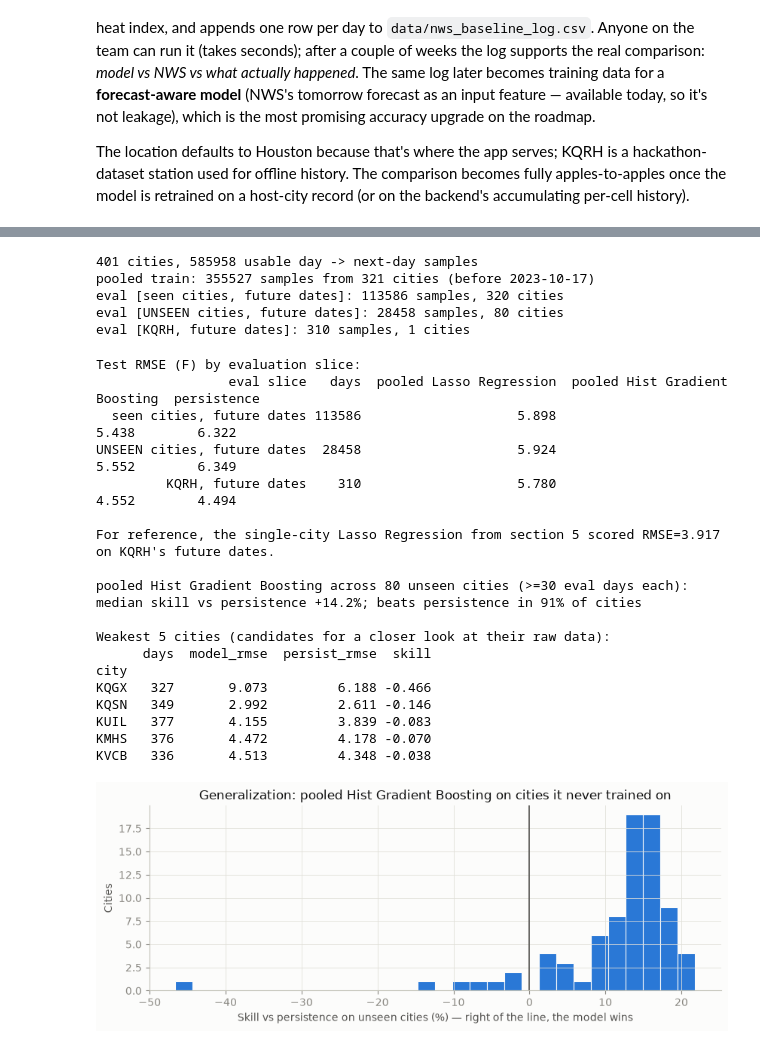
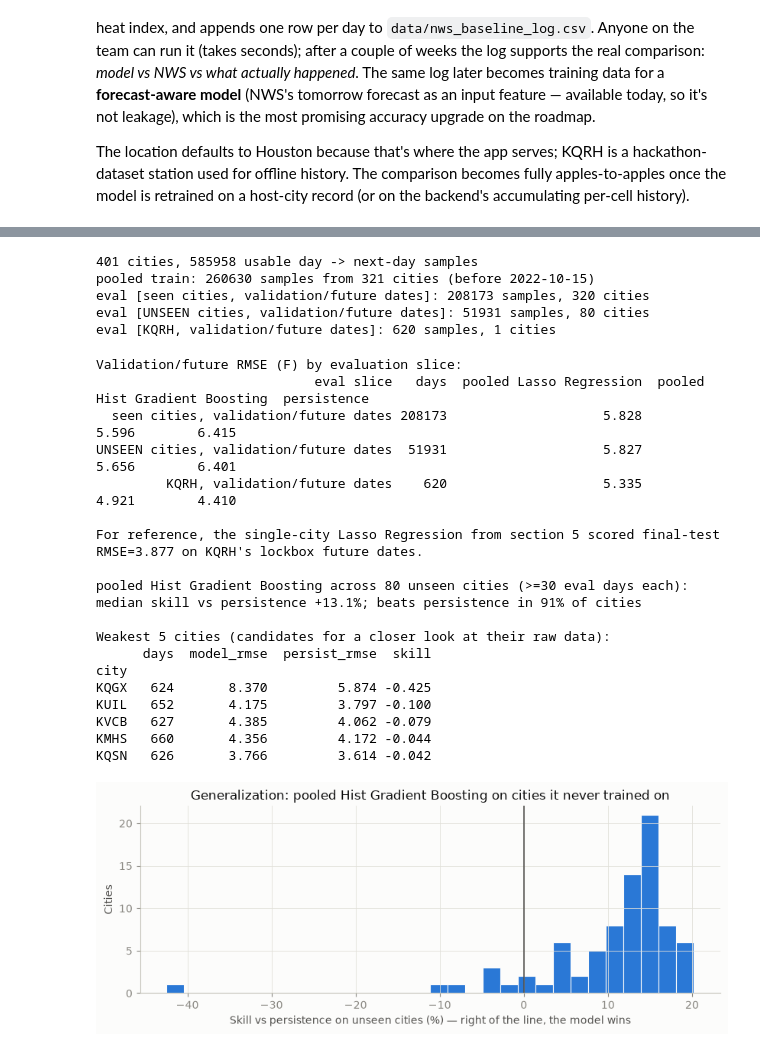
Before and after one commit to CatFatOw/Rice-To-Meet-You, a Jupyter notebook: heat_model_test.ipynb, the cells around one changed output, grey strips where cells are left out. Cells and saved outputs as stored; diff of their text form; code cells hidden in the pictures.

```diff
--- a/heat_model_test.ipynb
+++ b/heat_model_test.ipynb
@@ -716,17 +791,20 @@ def build_city_daily(city_frame):
     doy = d.index.dayofyear
     d["doy_sin"] = np.sin(2 * np.pi * doy / 365.25)
     d["doy_cos"] = np.cos(2 * np.pi * doy / 365.25)
-    d["hi_next_day"] = d["heat_index"].shift(-1)
+    d["hi_next_day"] = d["heat_index"].shift(-forecast_horizon_days)
     return d
 
 # Same-city+date conflicts can't fail-fast here the way section 1 does for one city -
 # a single bad export line among ~400 stations shouldn't block the whole study - so
-# keep the first occurrence and report the count instead.
+# quarantine conflicting keys instead of silently keeping an arbitrary first row.
 mc_all = df.sort_values(["city", "date"], kind="stable")
-mc_conflicts = int(mc_all.duplicated(subset=["city", "date"]).sum())
+conflict_mask = mc_all.duplicated(subset=["city", "date"], keep=False)
+mc_conflicts = int(conflict_mask.sum())
 if mc_conflicts:
-    mc_all = mc_all.drop_duplicates(subset=["city", "date"], keep="first")
-    print(f"Dropped {mc_conflicts} conflicting city+date rows (kept first occurrence)")
+    conflict_keys = mc_all.loc[conflict_mask, ["city", "date"]].drop_duplicates()
+    mc_all = mc_all.merge(conflict_keys.assign(_conflict=True), on=["city", "date"], how="left")
+    mc_all = mc_all[mc_all["_conflict"].isna()].drop(columns="_conflict")
+    print(f"Quarantined {mc_conflicts} rows from conflicting city+date keys before pooled modeling")
 
 mc_frames = []
 for city, group in mc_all.groupby("city"):
@@ -736,11 +814,9 @@ for city, group in mc_all.groupby("city"):
 mc_data = pd.concat(mc_frames).dropna(subset=feature_cols + [target_col])
 print(f"{mc_data['city'].nunique()} cities, {len(mc_data)} usable day -> next-day samples")
 
-# Chronological cutoff reuses the single-city split date, so every number in this
-# section is comparable with section 5. On top of that, 20% of cities are held out
-# ENTIRELY - never in training - which is the situation every production grid cell
-# is in. KQRH stays in the training group so "did pooling help KQRH" is answerable.
-mc_split_date = test.index.min()
+# The validation cutoff is used for pooled model comparison. City holdout is sampled
+# after feature construction but before training, and KQRH remains seen by design.
+mc_split_date = val.index.min()
 rng = np.random.default_rng(random_state)
 mc_cities = np.array(sorted(mc_data["city"].unique()))
 heldout_cities = set(rng.choice(mc_cities, size=int(len(mc_cities) * 0.2), replace=False))
@@ -749,10 +825,10 @@ heldout_cities.discard(city_filter)
 mc_train = mc_data[(mc_data.index < mc_split_date) & ~mc_data["city"].isin(heldout_cities)]
 mc_future = mc_data[mc_data.index >= mc_split_date]
 mc_slices = {
-    "seen cities, future dates": mc_future[~mc_future["city"].isin(heldout_cities)
-                                           & (mc_future["city"] != city_filter)],
-    "UNSEEN cities, future dates": mc_future[mc_future["city"].isin(heldout_cities)],
-    f"{city_filter}, future dates": mc_future[mc_future["city"] == city_filter],
+    "seen cities, validation/future dates": mc_future[~mc_future["city"].isin(heldout_cities)
+                                                       & (mc_future["city"] != city_filter)],
+    "UNSEEN cities, validation/future dates": mc_future[mc_future["city"].isin(heldout_cities)],
+    f"{city_filter}, validation/future dates": mc_future[mc_future["city"] == city_filter],
 }
 print(f"pooled train: {len(mc_train)} samples from {mc_train['city'].nunique()} cities "
       f"(before {mc_split_date.date()})")
@@ -760,15 +836,14 @@ for name, eval_slice in mc_slices.items():
     print(f"eval [{name}]: {len(eval_slice)} samples, {eval_slice['city'].nunique()} cities")
 # %% [output]
 401 cities, 585958 usable day -> next-day samples
-pooled train: 355527 samples from 321 cities (before 2023-10-17)
-eval [seen cities, future dates]: 113586 samples, 320 cities
-eval [UNSEEN cities, future dates]: 28458 samples, 80 cities
-eval [KQRH, future dates]: 310 samples, 1 cities
+pooled train: 260630 samples from 321 cities (before 2022-10-15)
+eval [seen cities, validation/future dates]: 208173 samples, 320 cities
+eval [UNSEEN cities, validation/future dates]: 51931 samples, 80 cities
+eval [KQRH, validation/future dates]: 620 samples, 1 cities
 # %%
-# Two pooled models. The KQRH-tuned winner is reused as-is (its alpha wasn't re-tuned
-# for pooled data, so its pooled score is a pessimistic floor). HistGradientBoosting
-# joins as the nonlinear challenger: it handles heterogeneous cities natively and
-# stays fast at this row count, where re-tuning all twelve models would not.
+# Two pooled models. The single-city tuned winner is reused as-is (its hyperparameters
+# were not tuned for pooled data, so its pooled score is a pessimistic floor). HistGradientBoosting
+# joins as the nonlinear challenger: it handles heterogeneous cities natively and stays fast.
 pooled_models = {
     f"pooled {best_name}": clone(final_model),
     "pooled Hist Gradient Boosting": HistGradientBoostingRegressor(random_state=random_state),
@@ -785,10 +860,10 @@ for slice_name, eval_slice in mc_slices.items():
     mc_rows.append(row)
 
 mc_results = pd.DataFrame(mc_rows)
-print("Test RMSE (F) by evaluation slice:")
+print("Validation/future RMSE (F) by evaluation slice:")
 print(mc_results.round(3).to_string(index=False))
-print(f"\nFor reference, the single-city {best_name} from section 5 scored RMSE={model_rmse:.3f} "
-      f"on {city_filter}'s future dates.")
+print(f"\nFor reference, the single-city {best_name} from section 5 scored final-test RMSE={model_rmse:.3f} "
+      f"on {city_filter}'s lockbox future dates.")
 
 # Per-city view on the cities the model never saw - the production situation.
 unseen_name = next(n for n in mc_slices if n.startswith("UNSEEN"))
@@ -807,43 +882,43 @@ for city, group in unseen.groupby("city"):
         "model_rmse": mean_squared_error(group[target_col], group["pred"]) ** 0.5,
         "persist_rmse": mean_squared_error(group[target_col], group["heat_index"]) ** 0.5,
     })
 per_city = pd.DataFrame(city_stats).set_index("city")
 per_city["skill"] = 1 - per_city["model_rmse"] / per_city["persist_rmse"]
 
 beats = (per_city["skill"] > 0).mean()
 print(f"\n{best_pooled_name} across {len(per_city)} unseen cities (>=30 eval days each):")
 print(f"median skill vs persistence {per_city['skill'].median():+.1%}; beats persistence in {beats:.0%} of cities")
 print("\nWeakest 5 cities (candidates for a closer look at their raw data):")
 print(per_city.sort_values("skill").head(5).round(3).to_string())
 
 # Distribution of that skill: one series, so the notebook's standard blue carries it;
 # the zero line is the pass/fail boundary, drawn in ink rather than a status color.
 fig, ax = plt.subplots(figsize=(8.5, 3.4))
 ax.hist(per_city["skill"] * 100, bins=30, color=BLUE, edgecolor=SURFACE, linewidth=0.8)
 ax.axvline(0, color=INK2, lw=1.2)
 ax.set_xlabel("Skill vs persistence on unseen cities (%) — right of the line, the model wins")
 ax.set_ylabel("Cities")
 ax.set_title(f"Generalization: {best_pooled_name} on cities it never trained on")
 fig.tight_layout()
 plt.show()
 # %% [output]
-Test RMSE (F) by evaluation slice:
-                 eval slice   days  pooled Lasso Regression  pooled Hist Gradient Boosting  persistence
-  seen cities, future dates 113586                    5.898                          5.438        6.322
-UNSEEN cities, future dates  28458                    5.924                          5.552        6.349
-         KQRH, future dates    310                    5.780                          4.552        4.494
+Validation/future RMSE (F) by evaluation slice:
+                            eval slice   days  pooled Lasso Regression  pooled Hist Gradient Boosting  persistence
+  seen cities, validation/future dates 208173                    5.828                          5.596        6.415
+UNSEEN cities, validation/future dates  51931                    5.827                          5.656        6.401
+         KQRH, validation/future dates    620                    5.335                          4.921        4.410
 
-For reference, the single-city Lasso Regression from section 5 scored RMSE=3.917 on KQRH's future dates.
+For reference, the single-city Lasso Regression from section 5 scored final-test RMSE=3.877 on KQRH's lockbox future dates.
 
 pooled Hist Gradient Boosting across 80 unseen cities (>=30 eval days each):
-median skill vs persistence +14.2%; beats persistence in 91% of cities
+median skill vs persistence +13.1%; beats persistence in 91% of cities
 
 Weakest 5 cities (candidates for a closer look at their raw data):
       days  model_rmse  persist_rmse  skill
 city
-KQGX   327       9.073         6.188 -0.466
-KQSN   349       2.992         2.611 -0.146
-KUIL   377       4.155         3.839 -0.083
-KMHS   376       4.472         4.178 -0.070
-KVCB   336       4.513         4.348 -0.038
+KQGX   624       8.370         5.874 -0.425
+KUIL   652       4.175         3.797 -0.100
+KVCB   627       4.385         4.062 -0.079
+KMHS   660       4.356         4.172 -0.044
+KQSN   626       3.766         3.614 -0.042
-[figure, old version]
+[figure, new version]
```
Also changed, not shown: parts of 17 cells of this notebook, 21 other files.
